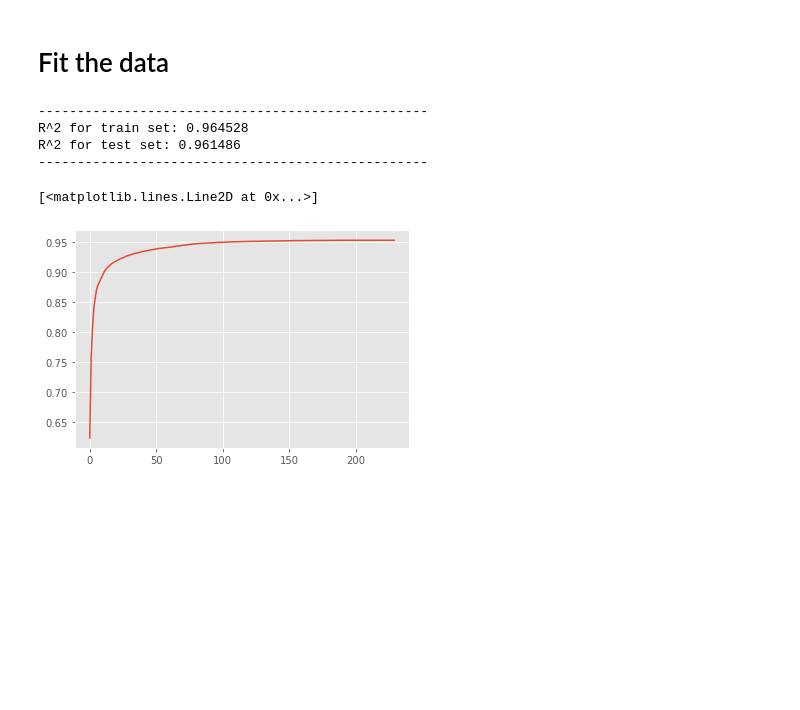
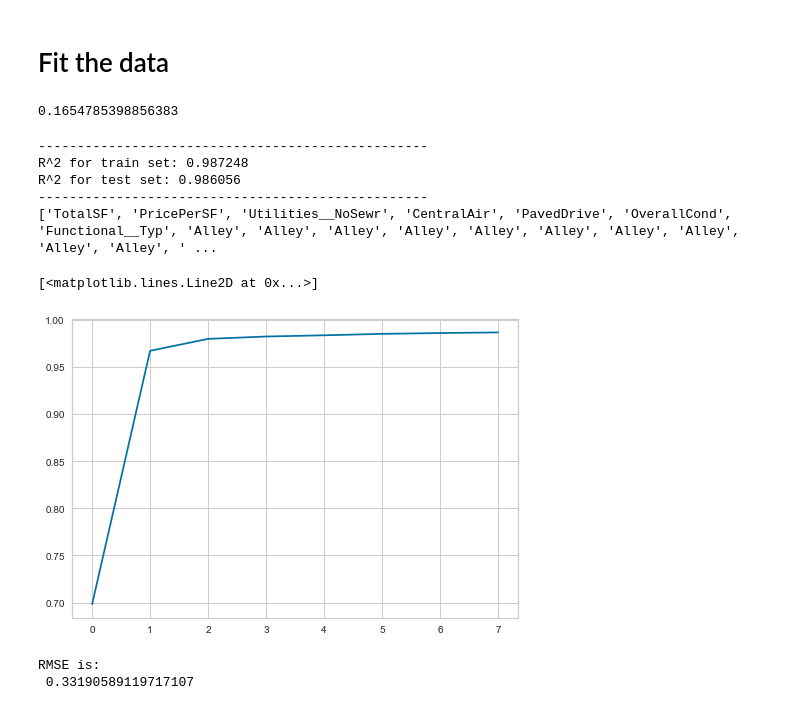
Before and after one commit to maejok/ML_Price_Prediction_Model_for_Ames_Housing, a Jupyter notebook: Chapter_0_Data_Cleaning_main3.ipynb, the cells around one changed output. Saved outputs shown, nothing was run; the diff lists cells and outputs as text; code cells hidden in the pictures; blank space fills up the shorter version.

```diff
--- a/Chapter_0_Data_Cleaning_main3.ipynb
+++ b/Chapter_0_Data_Cleaning_main3.ipynb
@@ -797,6 +793,10 @@ housing.GarageQual = housing.GarageQual.fillna("No Garage")
 housing.GarageCond = housing.GarageCond.fillna("No Garage")
 housing.Fence = housing.Fence.fillna("No Fence")
 housing.Electrical = housing.Electrical.fillna("None")
+housing['TotalSF'] = housing['TotalBsmtSF'] + housing['1stFlrSF'] + housing['2ndFlrSF']
+tfmed=housing.TotalSF.mean()
+housing.TotalSF.fillna(tfmed, inplace=True)
+housing['PricePerSF'] = housing['SalePrice']/(housing['TotalSF']+0.1)
 # %%
 def ext(t):
     if t in  ['PreCast',  'ImStucc', 'CemntBd']:
@@ -987,0 +1039,9 @@ for ele in housing.columns:
+# %%
+# We use the cooks distance to filter outlirs that are more than 5 time the influence threshold. !6 rows were removed
+i_less_influential = (visualizer.distance_ <= 5*visualizer.influence_threshold_)
+housing_new = housing_new[i_less_influential]
+housing = housing[i_less_influential]
+X= housing_new.iloc[:,1:]
+y=np.log(housing_new["SalePrice"])
+visualizer_residuals.fit(X, y)
+visualizer_residuals.show()
@@ -987,0 +1077,9 @@ for ele in housing.columns:
+# %%
+housing_new["PoolArea"]  = housing_new["PoolArea"].apply(lambda x: np.log(x+1))
+housing_new["PoolQC"]  = housing_new["PoolQC"].apply(lambda x: np.log(x+1))
+housing_new["MiscVal"]  = housing_new["MiscVal"].apply(lambda x: np.log(x+1))
+housing_new["3SsnPorch"]  = housing_new["3SsnPorch"].apply(lambda x: np.log(x+1))
+housing_new["Condition2"]  = housing_new["Condition2"].apply(lambda x: np.log(x+1))
+housing_new["LowQualFinSF"]  = housing_new["LowQualFinSF"].apply(lambda x: np.log(x+1))
+#housing_new["GrLivArea"]  = housing_new["GrLivArea"].apply(lambda x: np.log(x+1))
+#housing_new["OverallQual"]  = housing_new["OverallQual"].apply(lambda x: np.log(x+1))
@@ -1046,5 +1177,11 @@ Name: Alley, dtype: int64
 # %% [markdown]
 # Fit the data
+# %%
+from scipy import stats
+fitted_price, fitted_lambda = stats.boxcox(housing_new["SalePrice"])
+fitted_lambda
+# %% [output]
+0.1654785398856383
 # %%
 from sklearn.model_selection import train_test_split
 from itertools import combinations
@@ -1054,6 +1191,7 @@ from itertools import combinations
 # The time complexity of this process is n* nC1=n**2 where n is the number of columns
 fnlst =[]
 cscores =[]
+labels=[]
 for ele in range(1,len(housing_new.columns),1):
 
     comb = combinations(housing_new.iloc[:,1:].columns.difference(fnlst), 1)
@@ -1062,38 +1200,44 @@ for ele in range(1,len(housing_new.columns),1):
     scores=[]
 
     # Print the obtained combinations
     for i in list(comb):
         ols = LinearRegression()
-        X_train, X_test, y_train, y_test = train_test_split(housing_new[fnlst+list(i)], housing_new.iloc[:,0], test_size=0.5, random_state=0)
+
+        X_train, X_test, y_train, y_test = train_test_split(housing_new[fnlst+list(i)], fitted_price, test_size=0.5, random_state=0)
         #lst.append(list(i))
         ols.fit(X_train, y_train)
         lst.append(list(i))
         scores.append(ols.score(X_train, y_train))
-    cscores.append(pd.Series(scores).max())
-    fnlst =fnlst+lst[pd.Series(scores)[pd.Series(scores)==pd.Series(scores).max()].index[0]]
+    if len(cscores)<8:
+
+        cscores.append(pd.Series(scores).max())
+        fnlst =fnlst+lst[pd.Series(scores)[pd.Series(scores)==pd.Series(scores).max()].index[0]]
+    if fnlst[-1:][0]!=[]:
+        labels.append(fnlst[-1:][0])
 
 
 
 
 
 ols = LinearRegression()
-X_train, X_test, y_train, y_test = train_test_split(housing_new[fnlst], np.log(housing_new["SalePrice"]), test_size=0.5, random_state=0)
+X_train, X_test, y_train, y_test = train_test_split(housing_new[fnlst], fitted_price, test_size=0.5, random_state=32)
 
 ols.fit(X_train, y_train)
 print('-'*50)
 
 print("R^2 for train set: %f" %ols.score(X_train, y_train))
 print("R^2 for test set: %f" %ols.score(X_test, y_test))
 
 print('-'*50)
-
+print(labels)
 
 
 plt.plot(range(len(cscores)), cscores)
 # %% [output]
 --------------------------------------------------
-R^2 for train set: 0.964528
-R^2 for test set: 0.961486
+R^2 for train set: 0.987248
+R^2 for test set: 0.986056
 --------------------------------------------------
+['TotalSF', 'PricePerSF', 'Utilities__NoSewr', 'CentralAir', 'PavedDrive', 'OverallCond', 'Functional__Typ', 'Alley', 'Alley', 'Alley', 'Alley', 'Alley', 'Alley', 'Alley', 'Alley', 'Alley', 'Alley', ' ...
 [<matplotlib.lines.Line2D at 0x...>]
-[figure, old version]
+[figure, new version]
@@ -1099,0 +1248,7 @@ R^2 for test set: 0.961486
+# %%
+from sklearn.metrics import mean_squared_error
+predictions = model_lr.predict(X_test)
+print ('RMSE is: \n', np.sqrt(mean_squared_error(y_test, predictions)))
+# %% [output]
+RMSE is:
+ 0.33190589119717107
```
Also changed, not shown: parts of 62 cells of this notebook.
